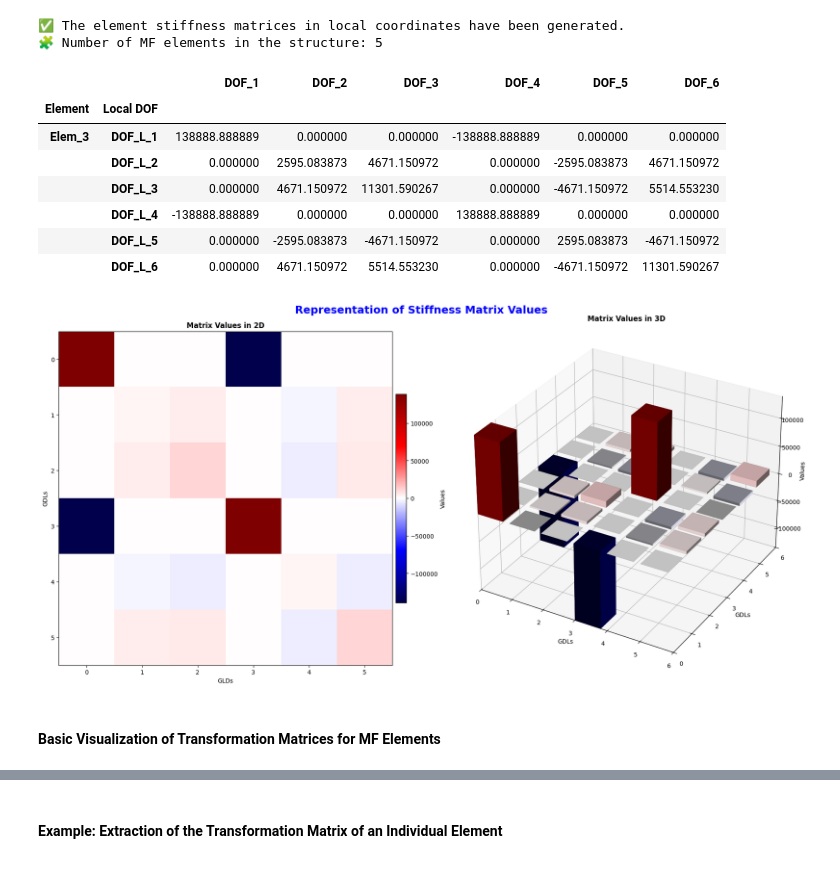
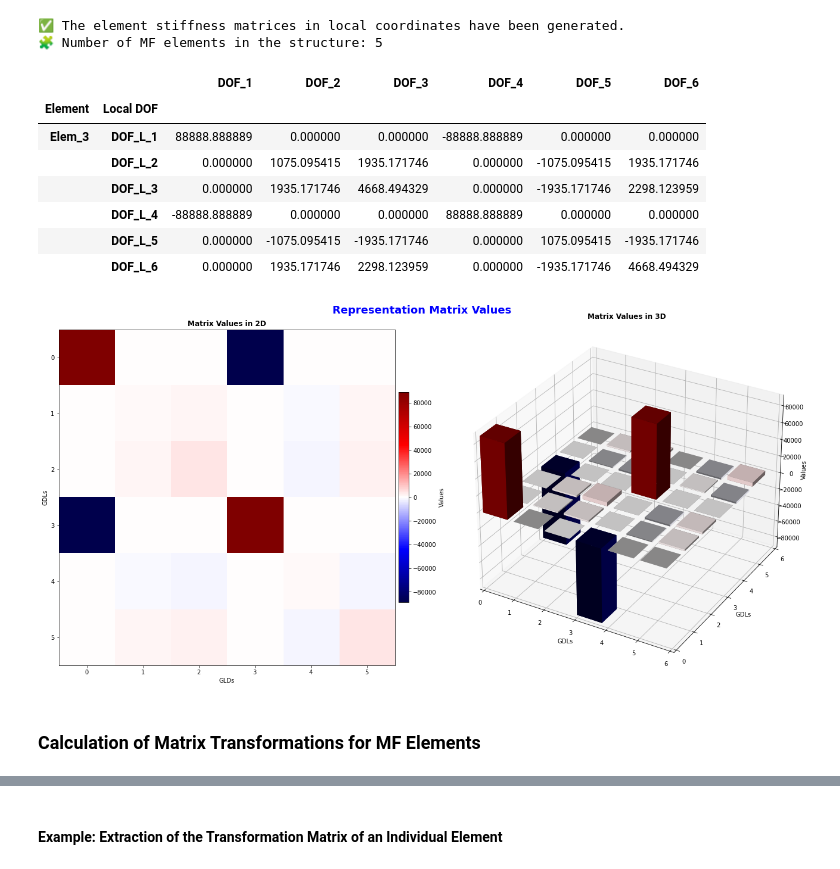
Before and after one commit to Normando1945/Repo_Maxtrix_Analisys, a Jupyter notebook: examples/Ejemplo_Class_Matricial.ipynb, the cells around one changed output, grey strips where cells are left out. Saved outputs shown, nothing was run; the diff lists cells and outputs as text; code cells hidden in the pictures.

```diff
--- a/examples/Ejemplo_Class_Matricial.ipynb
+++ b/examples/Ejemplo_Class_Matricial.ipynb
@@ -241,20 +241,32 @@ This formulation is independent of material properties, geometry, or boundary co
 # %%
-local_dof = 6                                                                                                       # Local DOF per element
 Lc = 3.6                                                                                                            # Length of column elements
 Lv = 6.0                                                                                                            # Length of beam elements
-Ac = 0.50*0.50                                                                                                      # Area for columns
-Av = 0.35*0.45                                                                                                      # Area for beams
-Ic = 0.50**4 / 12.0                                                                                                 # Inertia for columns
-Iv = 0.35*0.45**3 / 12.0                                                                                            # Inertia for beams
+Ac = 0.40*0.40                                                                                                      # Area for columns
+Av = 0.30*0.40                                                                                                      # Area for beams
+Ic = 0.40**4 / 12.0                                                                                                 # Inertia for columns
+Iv = 0.30*0.40**3 / 12.0                                                                                            # Inertia for beams
 E = 2000000                                                                                                         # Young's modulus
-L = [Lc, Lc, Lc, Lv, Lv]                                                                                            # Array of element lengths (columns and beams)
-A = [Ac, Ac, Ac, Av, Av]                                                                                            # Array of cross-sectional areas (columns and beams)
-I = [Ic, Ic, Ic, Iv, Iv]                                                                                            # Array of second moments of area (columns and beams)
+L = [Lv, Lv, Lc, Lc, Lc]                                                                                            # Array of element lengths (columns and beams)
+A = [Av, Av, Ac, Ac, Ac]                                                                                            # Array of cross-sectional areas (columns and beams)
+I = [Iv, Iv, Ic, Ic, Ic]                                                                                            # Array of second moments of area (columns and beams)
 nu = 0.20                                                                                                           # Poisson ratio
 f  = 6/5                                                                                                            # Shear correction factor
 da = 0.00                                                                                                           # Rigid end offset at A (local)
 db = 0.00                                                                                                           # Rigid end offset at B (local)
 dA = [da, da, da, da, da]                                                                                           # Rigid end offsets at A for each element
 dB = [db, db, db, db, db]                                                                                           # Rigid end offsets at B for each element
-thetha = [90, -90, -90, 0, 0]                                                                                       # Orientation angles for each element (degrees)
+thetha = [0, 0, 90, 270, 270]                                                                                       # Orientation angles for each element (degrees)
+
+local_dof = 6                                                                                                       # Local DOF per element
+Global_dof = 6                                                                                                      # Global DOF per element
+nglt = 18                                                                                                            # Number of global DOF including supports
+gdl = 9                                                                                                            # Number of free global DOF
+
+Lee = np.array([                                                                                                    # Placement vectors of each element
+    [1,2,3,4,5,6],
+    [4,5,6,7,8,9],
+    [10,11,12,1,2,3],
+    [4,5,6,13,14,15],
+    [7,8,9,16,17,18]
+])
 # %% [markdown]
@@ -262,6 +274,6 @@ thetha = [90, -90, -90, 0, 0]
 # %%
 # --- Create structure container -----------------------------------------------------------------------------------
-structure = MF_L_elements2D()                                                                                       # Create an instance of the MF structure
+structure = Manager_K_T_elements2D()                                                                                    # Create an instance of the MF structure
 
 # --- Add MF elements to the structure -----------------------------------------------------------------------------
 for i in np.arange(0, len(L)):                                                                                      # Loop to add each element
@@ -346,34 +375,34 @@ else:
 # %%
 num_elem = 3                                                                                                        # Number of elements to display
 
 if num_elem > len(structure.elements):                                                                              # Check if requested number of elements exceeds available
     print(f"\x1b[1;33m⚠️ Requested number of elements exceeds available.\x1b[0m")                                   # Display warning and show all available elements
 else:
-    elemL = structure.elements[num_elem-1].stiffness_matrix_MF_L()                                                  # Stiffness matrix of the second element
+    elemL = structure.elements[num_elem-1].stiffness_matrix_MF_EI_AE_GAf_da_db()                                                  # Stiffness matrix of the second element
     rows = pd.MultiIndex.from_tuples(
         [(f'Elem_{num_elem}', f'DOF_L_{d+1}') for e in range(1) for d in range(n_dof)],
         names=['Element', 'Local DOF']
     )
     rows
 
     elemL_df = pd.DataFrame(elemL, index=rows, columns=[f'DOF_{i}' for i in np.arange(1, elemL.shape[1] + 1)])      # Convert to DataFrame for better visualization
 elemL_df.head(len(elemL_df))                                                                                        # Display the stiffness matrix of the second element
 # %% [output]
 |  |  | DOF_1 | DOF_2 | DOF_3 | DOF_4 | DOF_5 | DOF_6 |
 | Element | Local DOF |  |  |  |  |  |  |
-| Elem_3 | DOF_L_1 | 138888.888889 | 0.000000 | 0.000000 | -138888.888889 | 0.000000 | 0.000000 |
-|  | DOF_L_2 | 0.000000 | 2595.083873 | 4671.150972 | 0.000000 | -2595.083873 | 4671.150972 |
-|  | DOF_L_3 | 0.000000 | 4671.150972 | 11301.590267 | 0.000000 | -4671.150972 | 5514.553230 |
-|  | DOF_L_4 | -138888.888889 | 0.000000 | 0.000000 | 138888.888889 | 0.000000 | 0.000000 |
-|  | DOF_L_5 | 0.000000 | -2595.083873 | -4671.150972 | 0.000000 | 2595.083873 | -4671.150972 |
-|  | DOF_L_6 | 0.000000 | 4671.150972 | 5514.553230 | 0.000000 | -4671.150972 | 11301.590267 |
+| Elem_3 | DOF_L_1 | 88888.888889 | 0.000000 | 0.000000 | -88888.888889 | 0.000000 | 0.000000 |
+|  | DOF_L_2 | 0.000000 | 1075.095415 | 1935.171746 | 0.000000 | -1075.095415 | 1935.171746 |
+|  | DOF_L_3 | 0.000000 | 1935.171746 | 4668.494329 | 0.000000 | -1935.171746 | 2298.123959 |
+|  | DOF_L_4 | -88888.888889 | 0.000000 | 0.000000 | 88888.888889 | 0.000000 | 0.000000 |
+|  | DOF_L_5 | 0.000000 | -1075.095415 | -1935.171746 | 0.000000 | 1075.095415 | -1935.171746 |
+|  | DOF_L_6 | 0.000000 | 1935.171746 | 2298.123959 | 0.000000 | -1935.171746 | 4668.494329 |
 # %%
 visualM = M_visual_2D_3D(elemL)
 visualM.M_visual()
 # %% [output]
-[figure, old version]
+[figure, new version]
 # %% [markdown]
-#### Basic Visualization of Transformation Matrices for MF Elements
+### Calculation of Matrix Transformations for MF Elements
 # %%
 # --- Stack Transformation matrices --------------------------------------------------------------------------------
 T_all = structure.stacked_transformation_matrices()                                                                 # Stacked transformation matrix (6N x 6)
```
Also changed, not shown: parts of 16 cells of this notebook.
